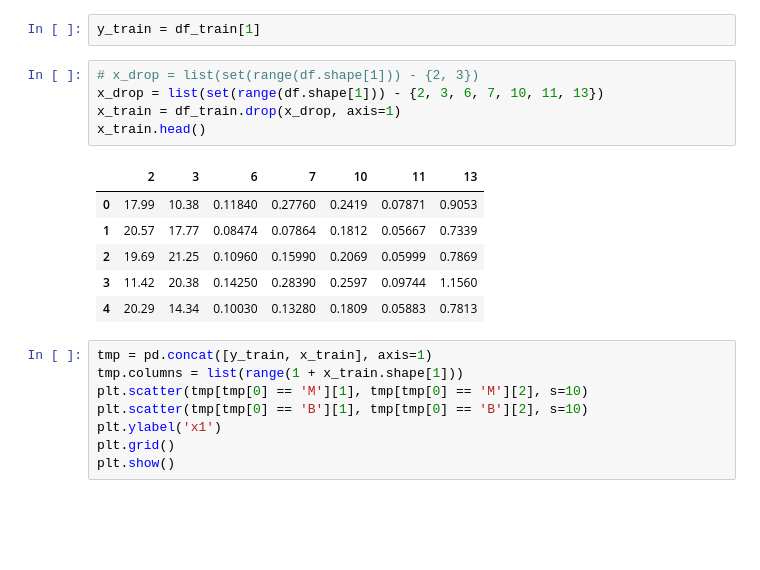
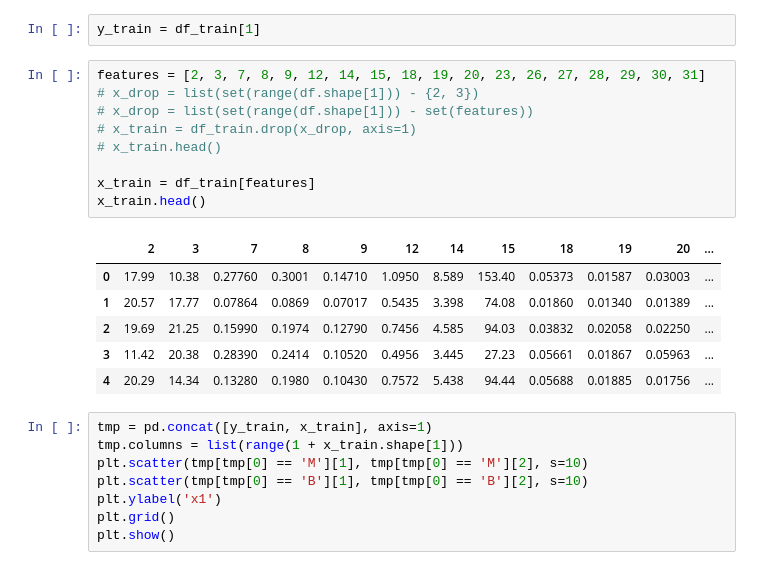
Before and after one commit to Sladge17/multilayer-perceptron, a Jupyter notebook: mulper_anl.ipynb, the cells around one changed output. Drawn from its saved outputs; the diff is of its cells as text; blank space fills up the shorter version.

```diff
--- a/mulper_anl.ipynb
+++ b/mulper_anl.ipynb
@@ -52,17 +53,21 @@ df_test = df.iloc[border_test:]
 # %%
 y_train = df_train[1]
 # %%
+features = [2, 3, 7, 8, 9, 12, 14, 15, 18, 19, 20, 23, 26, 27, 28, 29, 30, 31]
 # x_drop = list(set(range(df.shape[1])) - {2, 3})
-x_drop = list(set(range(df.shape[1])) - {2, 3, 6, 7, 10, 11, 13})
-x_train = df_train.drop(x_drop, axis=1)
+# x_drop = list(set(range(df.shape[1])) - set(features))
+# x_train = df_train.drop(x_drop, axis=1)
+# x_train.head()
+
+x_train = df_train[features]
 x_train.head()
 # %% [output]
-|  | 2 | 3 | 6 | 7 | 10 | 11 | 13 |
-| 0 | 17.99 | 10.38 | 0.11840 | 0.27760 | 0.2419 | 0.07871 | 0.9053 |
-| 1 | 20.57 | 17.77 | 0.08474 | 0.07864 | 0.1812 | 0.05667 | 0.7339 |
-| 2 | 19.69 | 21.25 | 0.10960 | 0.15990 | 0.2069 | 0.05999 | 0.7869 |
-| 3 | 11.42 | 20.38 | 0.14250 | 0.28390 | 0.2597 | 0.09744 | 1.1560 |
-| 4 | 20.29 | 14.34 | 0.10030 | 0.13280 | 0.1809 | 0.05883 | 0.7813 |
+|  | 2 | 3 | 7 | 8 | 9 | 12 | 14 | 15 | 18 | 19 | 20 | ... |
+| 0 | 17.99 | 10.38 | 0.27760 | 0.3001 | 0.14710 | 1.0950 | 8.589 | 153.40 | 0.05373 | 0.01587 | 0.03003 | ... |
+| 1 | 20.57 | 17.77 | 0.07864 | 0.0869 | 0.07017 | 0.5435 | 3.398 | 74.08 | 0.01860 | 0.01340 | 0.01389 | ... |
+| 2 | 19.69 | 21.25 | 0.15990 | 0.1974 | 0.12790 | 0.7456 | 4.585 | 94.03 | 0.03832 | 0.02058 | 0.02250 | ... |
+| 3 | 11.42 | 20.38 | 0.28390 | 0.2414 | 0.10520 | 0.4956 | 3.445 | 27.23 | 0.05661 | 0.01867 | 0.05963 | ... |
+| 4 | 20.29 | 14.34 | 0.13280 | 0.1980 | 0.10430 | 0.7572 | 5.438 | 94.44 | 0.05688 | 0.01885 | 0.01756 | ... |
 # %%
 tmp = pd.concat([y_train, x_train], axis=1)
 tmp.columns = list(range(1 + x_train.shape[1]))
```
Also changed, not shown: parts of 13 cells of this notebook, 4 other files.
